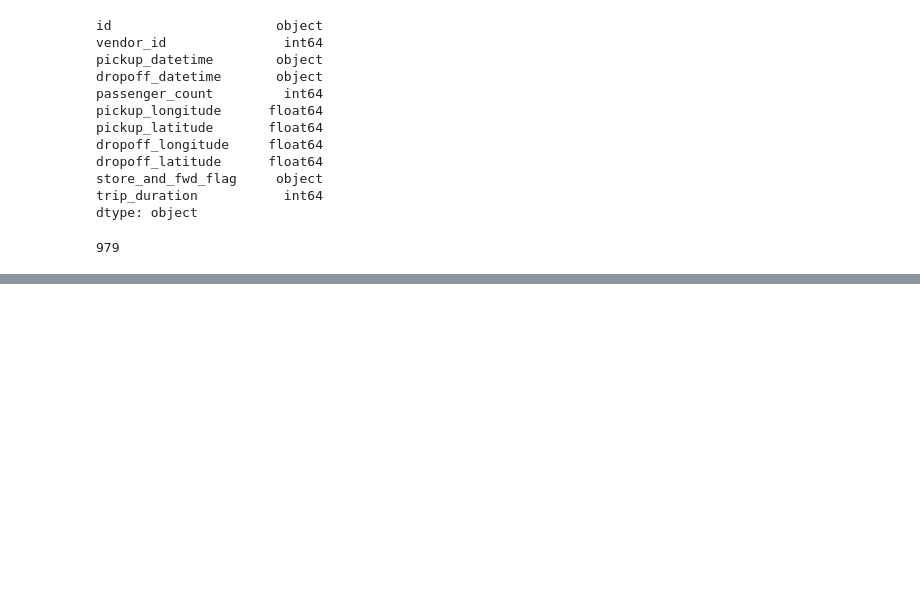
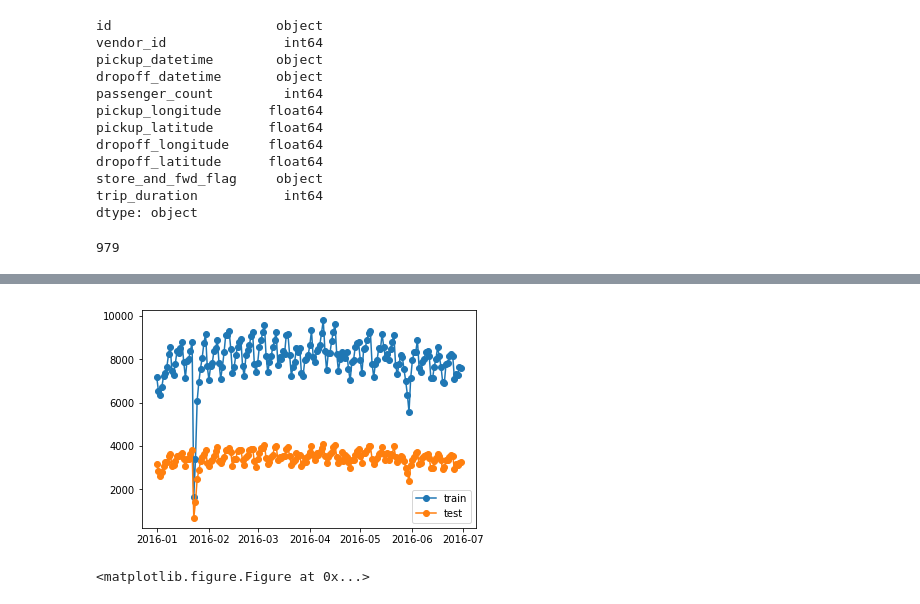
Before and after one commit to prabha-git/kaggle, a Jupyter notebook: New York City Taxi Trip Duration/From EDA to the Top (LB 0.367) by Beluga.ipynb, the cells around one changed output, grey strips where cells are left out. Cells and saved outputs as stored; diff of their text form; code cells hidden in the pictures; blank space fills up the shorter version.

```diff
--- a/New York City Taxi Trip Duration/From EDA to the Top (LB 0.367) by Beluga.ipynb
+++ b/New York City Taxi Trip Duration/From EDA to the Top (LB 0.367) by Beluga.ipynb
@@ -60,0 +71,9 @@ Trip duration times are good...
+# %%
+plt.plot(train.groupby('pickup_date').count()['id'],'o-',label='train')
+plt.plot(test.groupby('pickup_date').count()['id'],'o-',label='test')
+plt.legend(loc=0)
+plt.figure(figsize=(5,1))
+plt.show()
+# %% [output]
+[figure, added]
+<matplotlib.figure.Figure at 0x...>
```
Also changed, not shown: parts of 6 cells of this notebook.
